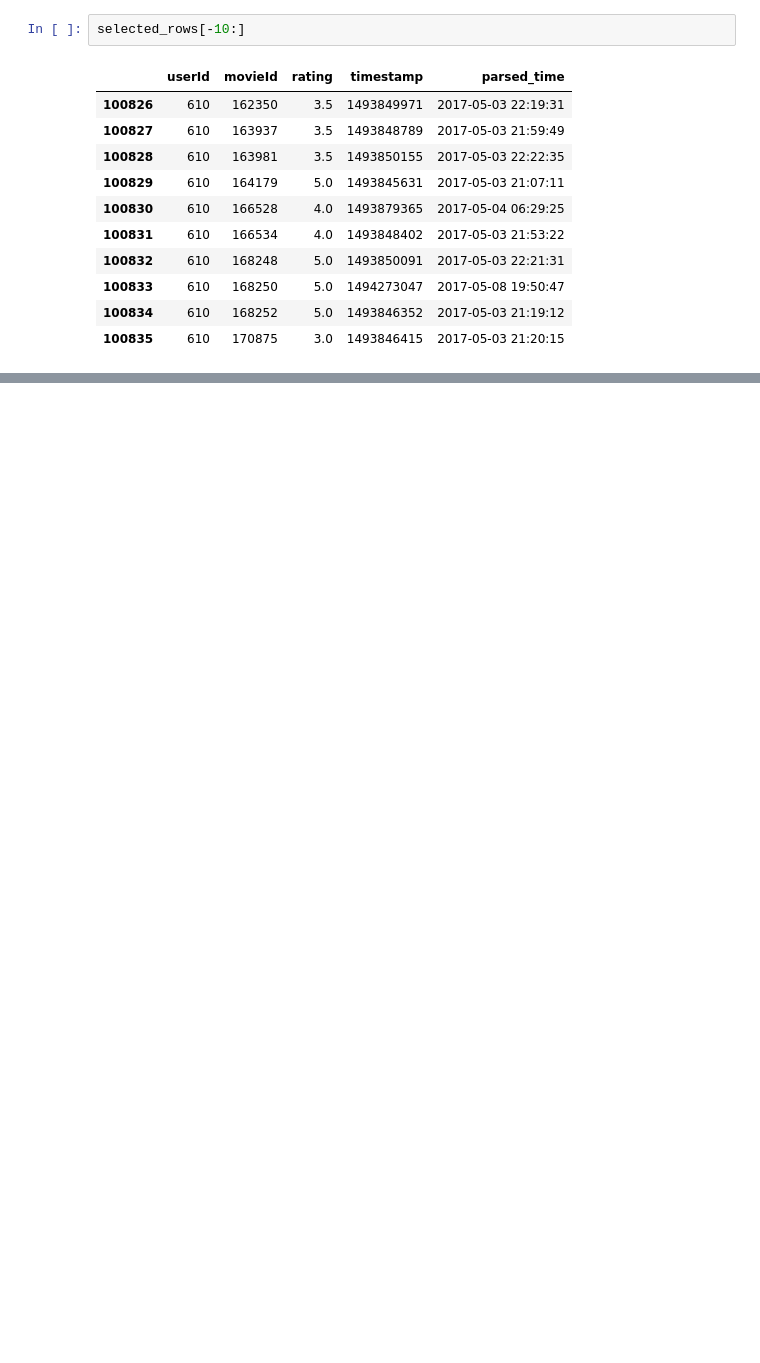
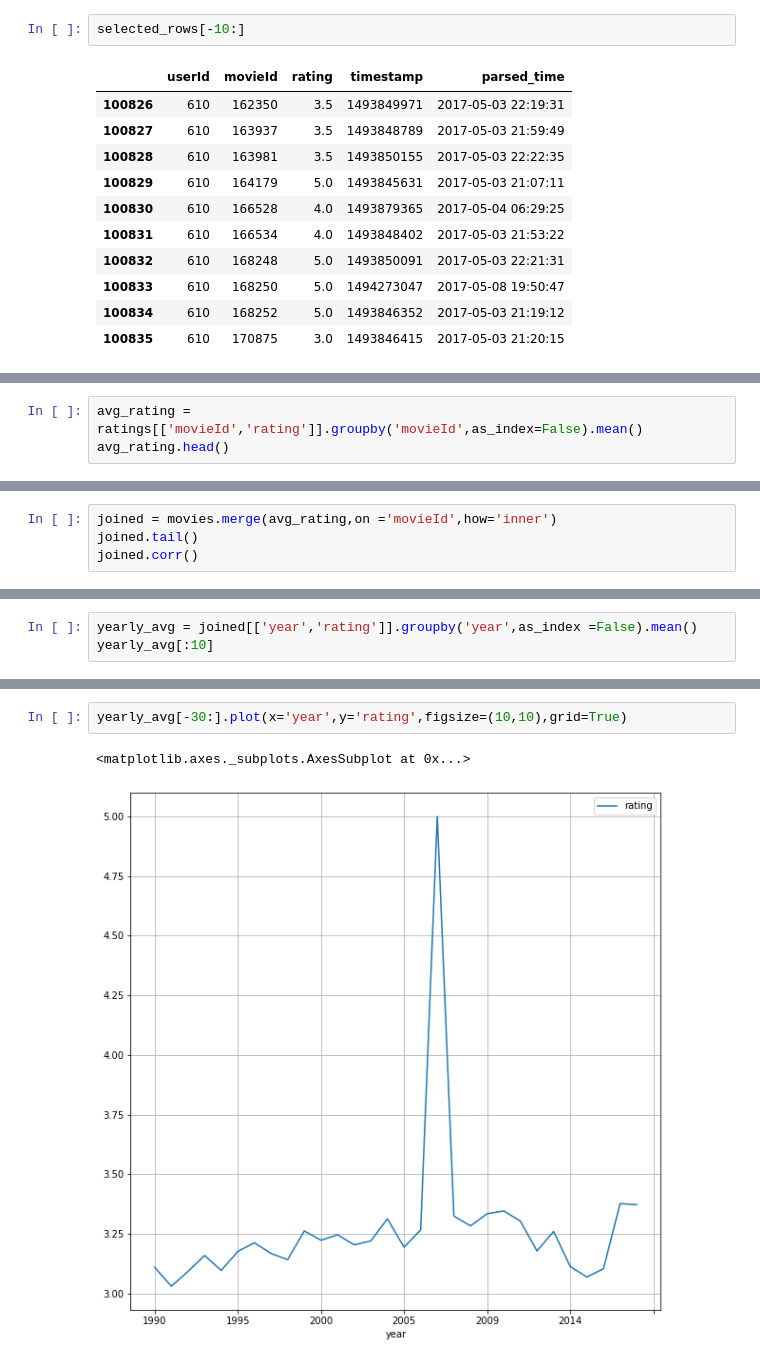
Before and after one commit to kotteeshwaran/pandas, a Jupyter notebook: movie_dataset.ipynb, the cells around one changed output, grey strips where cells are left out. Cells and saved outputs as stored; diff of their text form; blank space fills up the shorter version.

Commit message:
avg movie rating over time

```diff
--- a/movie_dataset.ipynb
+++ b/movie_dataset.ipynb
@@ -718,0 +721,3 @@ selected_rows[-10:]
+# %%
+avg_rating = ratings[['movieId','rating']].groupby('movieId',as_index=False).mean()
+avg_rating.head()
@@ -718,0 +731,4 @@ selected_rows[-10:]
+# %%
+joined = movies.merge(avg_rating,on ='movieId',how='inner')
+joined.tail()
+joined.corr()
@@ -718,0 +739,3 @@ selected_rows[-10:]
+# %%
+yearly_avg = joined[['year','rating']].groupby('year',as_index =False).mean()
+yearly_avg[:10]
@@ -718,0 +754,5 @@ selected_rows[-10:]
+# %%
+yearly_avg[-30:].plot(x='year',y='rating',figsize=(10,10),grid=True)
+# %% [output]
+<matplotlib.axes._subplots.AxesSubplot at 0x...>
+[figure, added]
```
Also changed, not shown: parts of 5 cells of this notebook.
